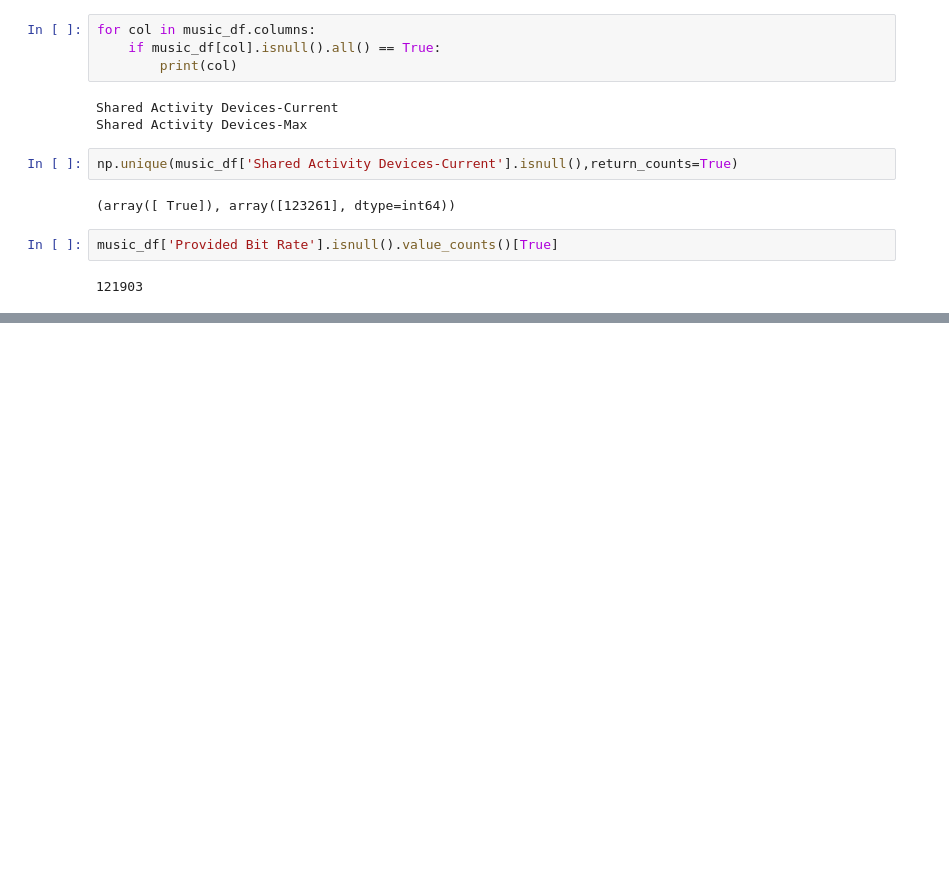
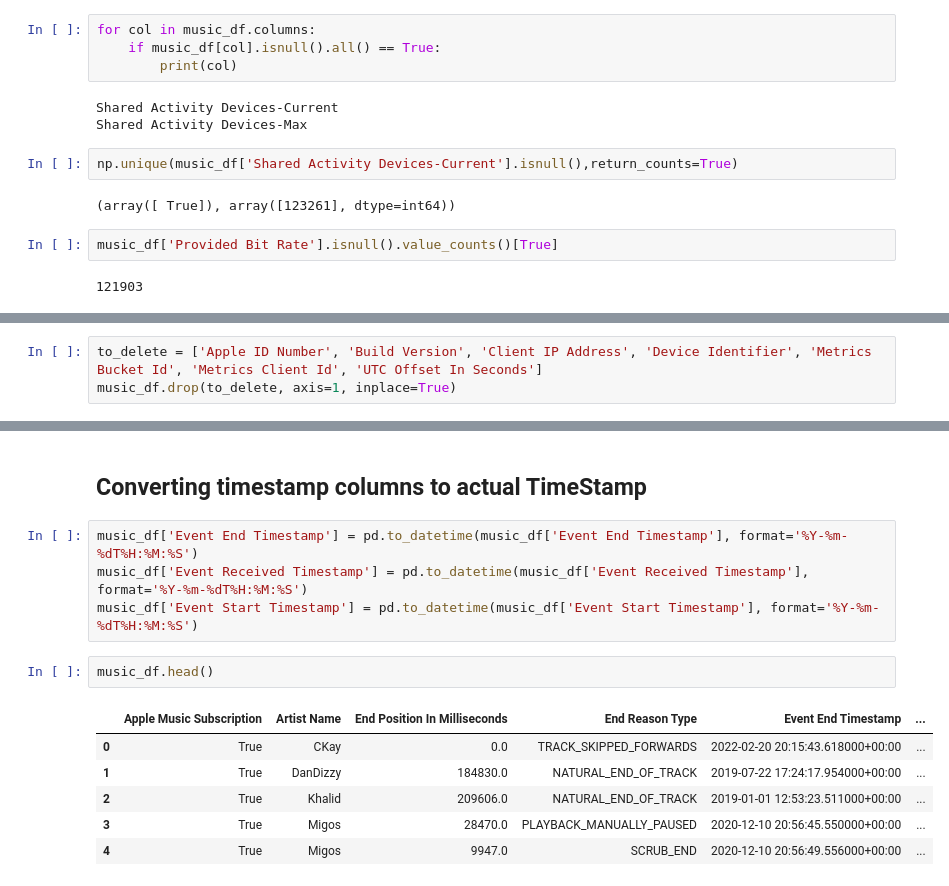
Before and after one commit to sonahart/APPLE-MUSIC-EDA-PROJECT, a Jupyter notebook: main.ipynb, the cells around one changed output, grey strips where cells are left out. Cells and saved outputs as stored; diff of their text form; blank space fills up the shorter version.

```diff
--- a/main.ipynb
+++ b/main.ipynb
@@ -142,0 +171,3 @@ The number of columns has reduced from 38 to 28
+# %%
+to_delete = ['Apple ID Number', 'Build Version', 'Client IP Address', 'Device Identifier', 'Metrics Bucket Id', 'Metrics Client Id', 'UTC Offset In Seconds']
+music_df.drop(to_delete, axis=1, inplace=True)
@@ -142,0 +194,15 @@ The number of columns has reduced from 38 to 28
+# %% [markdown]
+## Converting timestamp columns to actual TimeStamp
+# %%
+music_df['Event End Timestamp'] = pd.to_datetime(music_df['Event End Timestamp'], format='%Y-%m-%dT%H:%M:%S')
+music_df['Event Received Timestamp'] = pd.to_datetime(music_df['Event Received Timestamp'], format='%Y-%m-%dT%H:%M:%S')
+music_df['Event Start Timestamp'] = pd.to_datetime(music_df['Event Start Timestamp'], format='%Y-%m-%dT%H:%M:%S')
+# %%
+music_df.head()
+# %% [output]
+|  | Apple Music Subscription | Artist Name | End Position In Milliseconds | End Reason Type | Event End Timestamp | ... |
+| 0 | True | CKay | 0.0 | TRACK_SKIPPED_FORWARDS | 2022-02-20 20:15:43.618000+00:00 | ... |
+| 1 | True | DanDizzy | 184830.0 | NATURAL_END_OF_TRACK | 2019-07-22 17:24:17.954000+00:00 | ... |
+| 2 | True | Khalid | 209606.0 | NATURAL_END_OF_TRACK | 2019-01-01 12:53:23.511000+00:00 | ... |
+| 3 | True | Migos | 28470.0 | PLAYBACK_MANUALLY_PAUSED | 2020-12-10 20:56:45.550000+00:00 | ... |
+| 4 | True | Migos | 9947.0 | SCRUB_END | 2020-12-10 20:56:49.556000+00:00 | ... |
```
Also changed, not shown: parts of 8 cells of this notebook.
